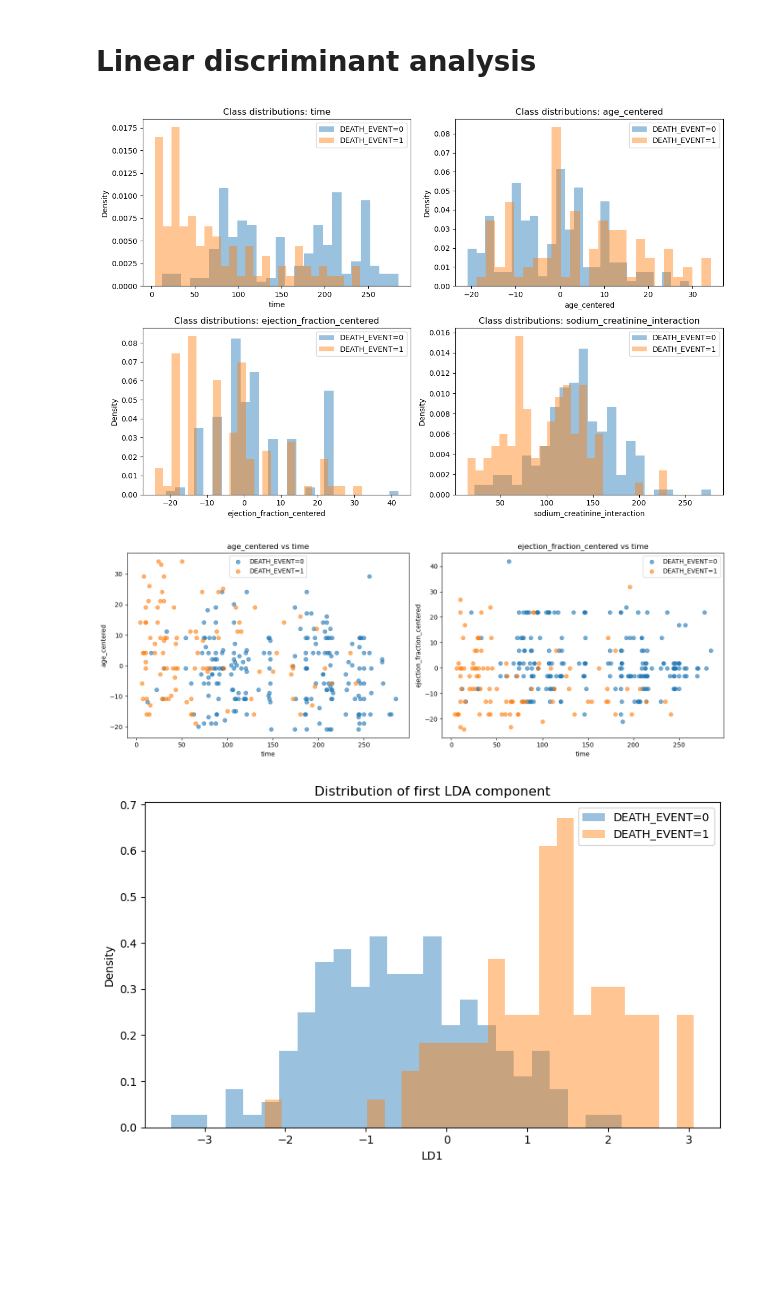
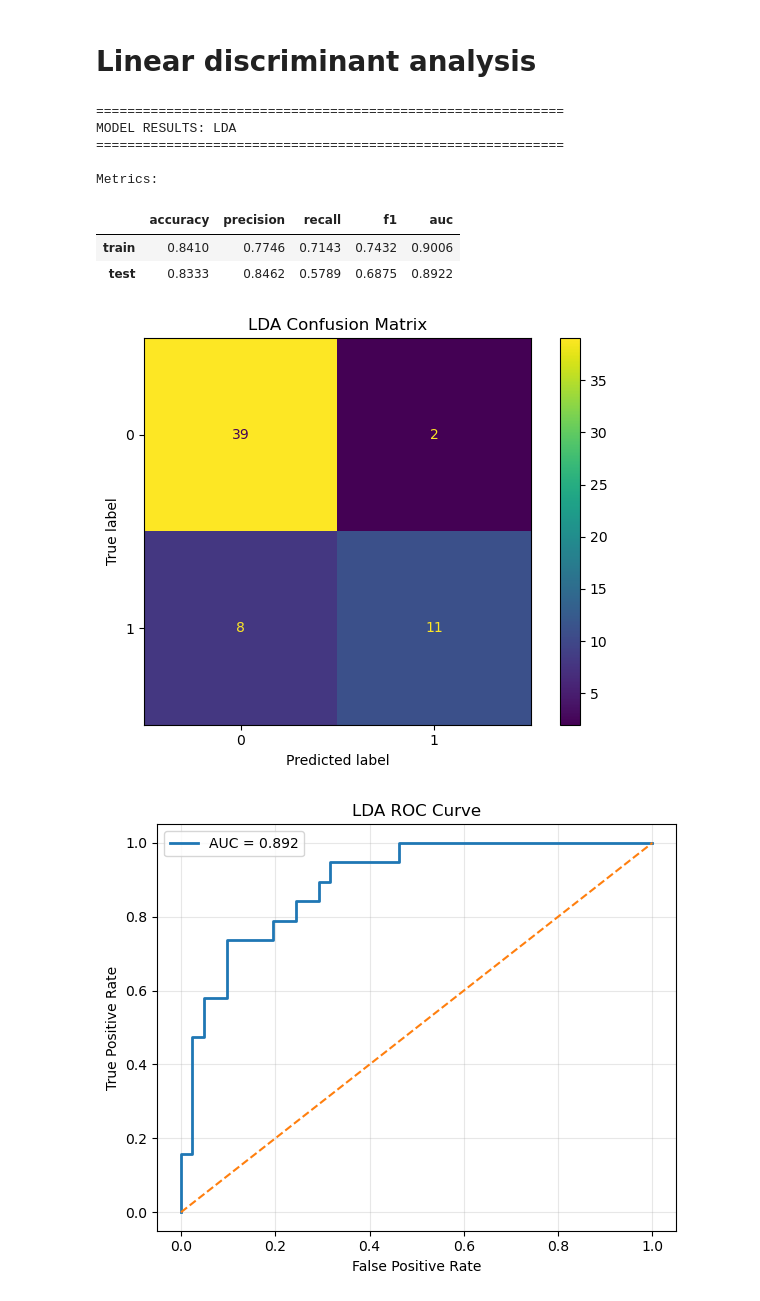
Before and after one commit to GabPey/heart-failure-regression, a Jupyter notebook: notebooks/04.1_LDA.ipynb, the cells around one changed output. Saved outputs shown, nothing was run; the diff lists cells and outputs as text; code cells hidden in the pictures; blank space fills up the shorter version.

```diff
--- a/notebooks/04.1_LDA.ipynb
+++ b/notebooks/04.1_LDA.ipynb
@@ -8,21 +10,32 @@ from src.models.LDA.lda import run_lda_diagnostics
 # %%
-selected_features = [
-    "time",
-    "age_centered",
-    "ejection_fraction_centered",
-    "sodium_creatinine_interaction",
-]
+# Dataset with no processing nor feature selection
+df_processed = pd.read_csv("../data/processed/heart_failure_clinical_records_dataset_processed.csv")
 
-df = pd.read_csv("../data/processed/heart_failure_clinical_records_dataset_processed.csv")
+# Selected features
+features = ["time", "age_centered", "ejection_fraction_centered", "sodium_creatinine_interaction"]
+X_processed = df_processed[features]
+y_processed = df_processed["DEATH_EVENT"]
 
-results = run_lda_diagnostics(
-    df=df,
-    features=selected_features,
-    target="DEATH_EVENT",
-    test_size=0.2,
-    random_state=42,
+# Splitting the dataset into training and testing sets
+X_train_processed, X_test_processed, y_train_processed, y_test_processed = train_test_split(
+    X_processed, y_processed, test_size=0.2, random_state=42, stratify=y_processed
 )
+# We fit de logit model
+lda_processed_results = run_lda_pipeline(X_train_processed,
+ X_test_processed,
+ y_train_processed,
+ y_test_processed
+ )
+
+display_model_results(lda_processed_results)
 # %% [output]
+============================================================
+MODEL RESULTS: LDA
+============================================================
+
+Metrics:
+|  | accuracy | precision | recall | f1 | auc |
+| train | 0.8410 | 0.7746 | 0.7143 | 0.7432 | 0.9006 |
+| test | 0.8333 | 0.8462 | 0.5789 | 0.6875 | 0.8922 |
-[figure, old version]
+[figure, new version]
-[figure, old version]
+[figure, new version]
-[figure, removed]
```
Also changed, not shown: parts of 2 cells of this notebook, 17 other files.
